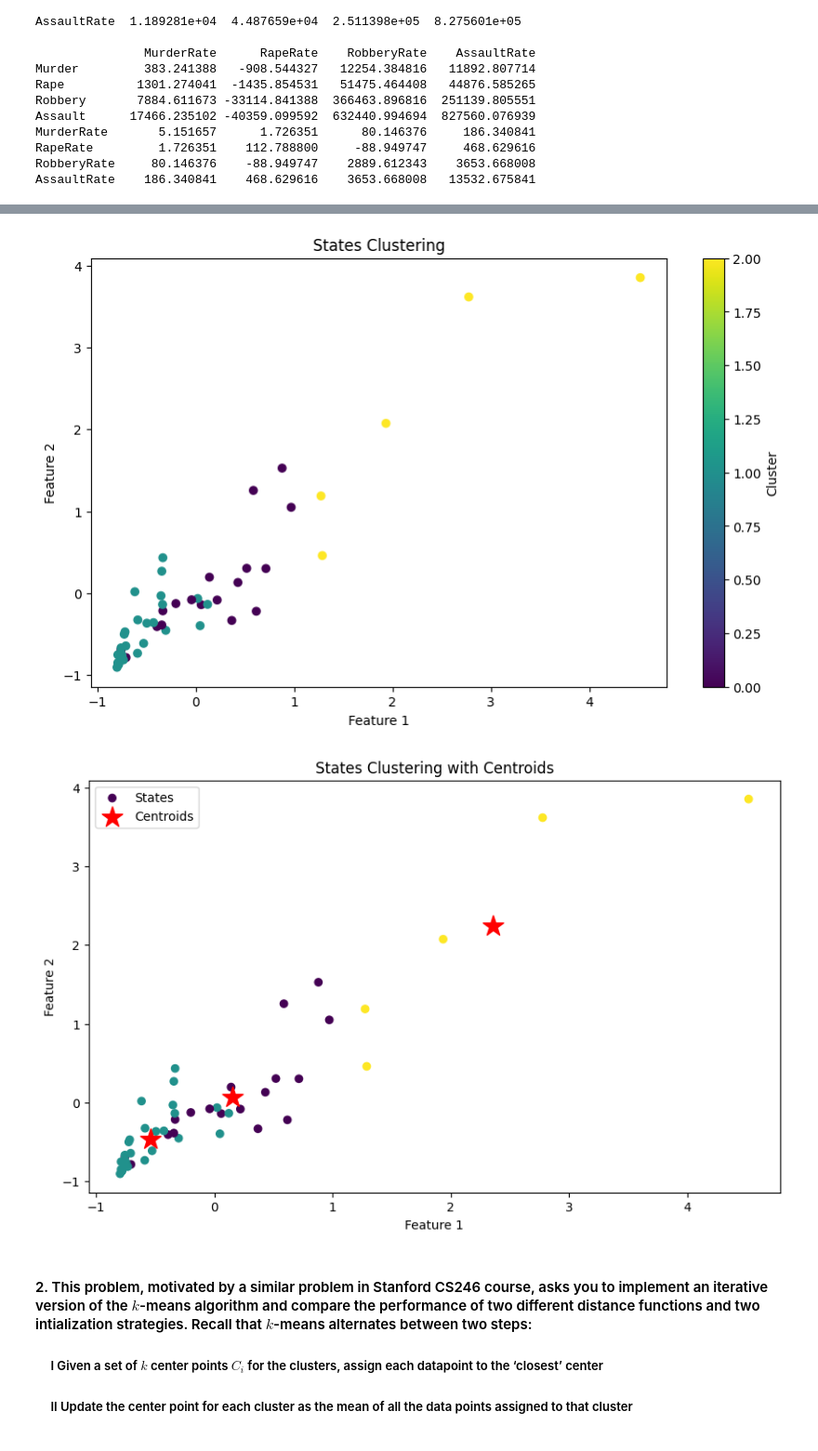
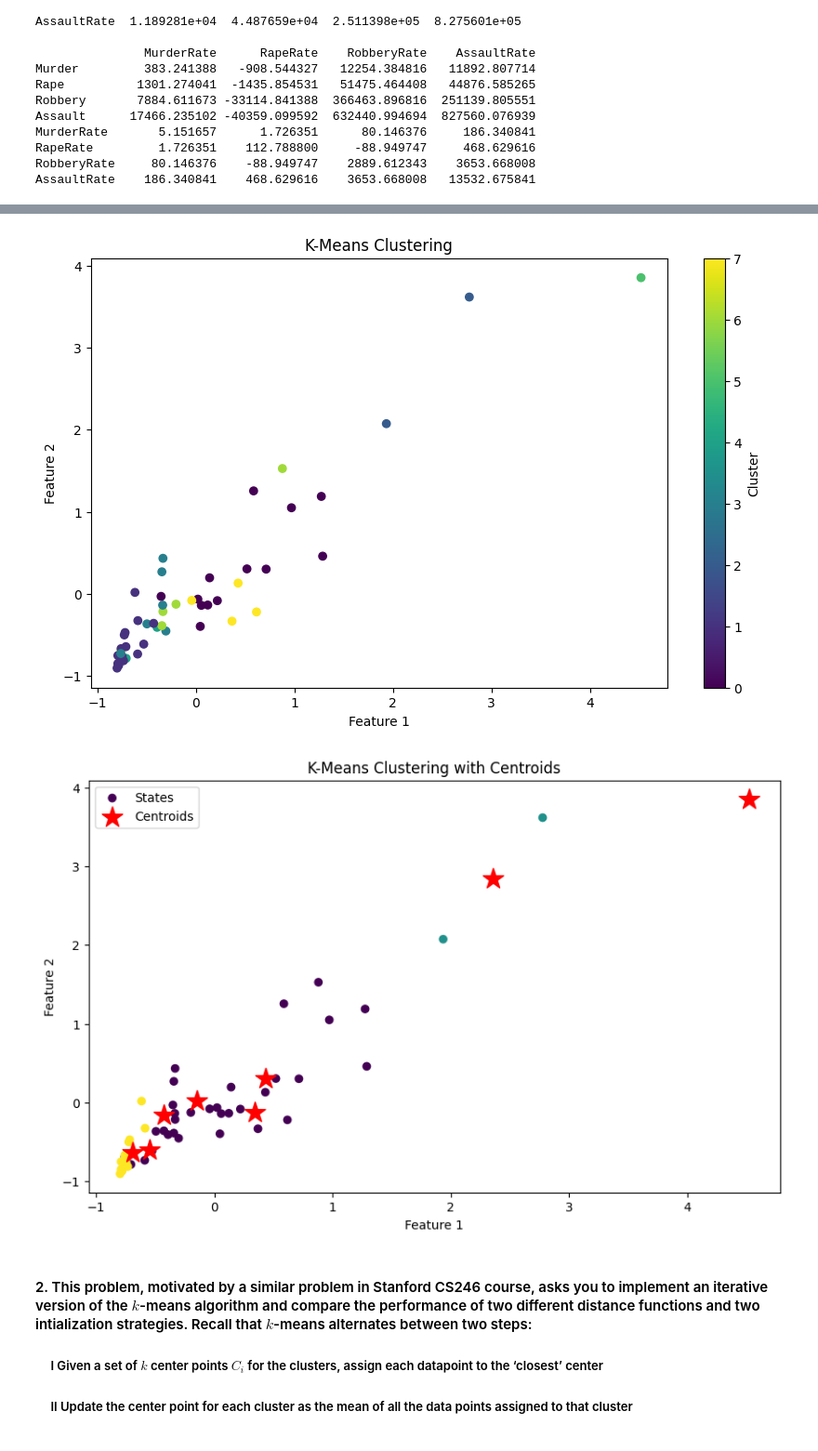
Before and after one commit to PrelaunchZeus2/Data-319-Model-Data-Based-Methods, a Jupyter notebook: Problem Sets/Problem Set 6/DATA319_2024Summer_PS6.ipynb, the cells around one changed output, grey strips where cells are left out. Shown: that part at 93% size. Saved outputs shown, nothing was run; the diff lists cells and outputs as text; code cells hidden in the pictures.

Commit message:
Added K Means Comparison

```diff
--- a/Problem Sets/Problem Set 6/DATA319_2024Summer_PS6.ipynb
+++ b/Problem Sets/Problem Set 6/DATA319_2024Summer_PS6.ipynb
@@ -107,12 +112,12 @@ from scipy.cluster.hierarchy import dendrogram, linkage
 StandardScaler = StandardScaler()
 crime_data_standardized = StandardScaler.fit_transform(crime_data)
 
-#agglomerative Clustering
-AggClustering = AgglomerativeClustering()
-clusters = AggClustering.fit_predict(crime_data_standardized)
-
 #dendrogram
 linkage_matrix = linkage(crime_data_standardized, 'ward')
 dendrogram(linkage_matrix)
 plt.title('Dendrogram')
+
+#agglomerative Clustering
+AggClustering = AgglomerativeClustering(n_clusters = 3)
+clusters = AggClustering.fit_predict(crime_data_standardized)
 # %% [output]
@@ -121,29 +137,30 @@ Text(0.5, 1.0, 'Dendrogram')
 # %%
-#D
-#k means with 3 clusters
-kmeans = KMeans(n_clusters = 3)
-clusters = kmeans.fit_predict(crime_data_standardized)
+#E
 
-#plots
+#K-Means
+kmeans = KMeans()
+kmeans.fit(crime_data_standardized)
+kmeans_clusters = kmeans.predict(crime_data_standardized)
+
 plt.figure(figsize=(10, 6))
-plt.scatter(crime_data_standardized[:, 0], crime_data_standardized[:, 1], c = clusters, cmap='viridis', label='States')
-plt.title('States Clustering')
+plt.scatter(crime_data_standardized[:, 0], crime_data_standardized[:, 1], c = kmeans_clusters, cmap='viridis', label='States')
+plt.title('K-Means Clustering')
 plt.xlabel('Feature 1')
 plt.ylabel('Feature 2')
 plt.colorbar(label='Cluster')
 plt.show()
 
 plt.figure(figsize=(10, 6))
 plt.scatter(crime_data_standardized[:, 0], crime_data_standardized[:, 1], c=clusters, cmap='viridis', label='States')
 plt.scatter(kmeans.cluster_centers_[:, 0], kmeans.cluster_centers_[:, 1], s=300, c='red', label='Centroids', marker='*')
-plt.title('States Clustering with Centroids')
+plt.title('K-Means Clustering with Centroids')
 plt.xlabel('Feature 1')
 plt.ylabel('Feature 2')
 plt.legend()
 plt.show()
 # %% [output]
-[figure, old version]
+[figure, new version]
-[figure, old version]
+[figure, new version]
 # %% [markdown]
 #### 2. This problem, motivated by a similar problem in Stanford CS246 course, asks you to implement an iterative version of the $k$-means algorithm and compare the performance of two different distance functions and two intialization strategies. Recall that $k$-means alternates between two steps:
 
```
Also changed, not shown: parts of 3 cells of this notebook.
